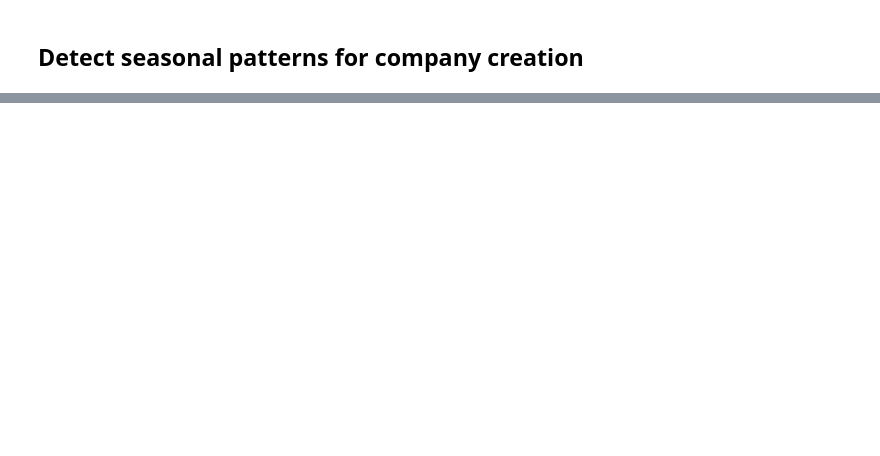
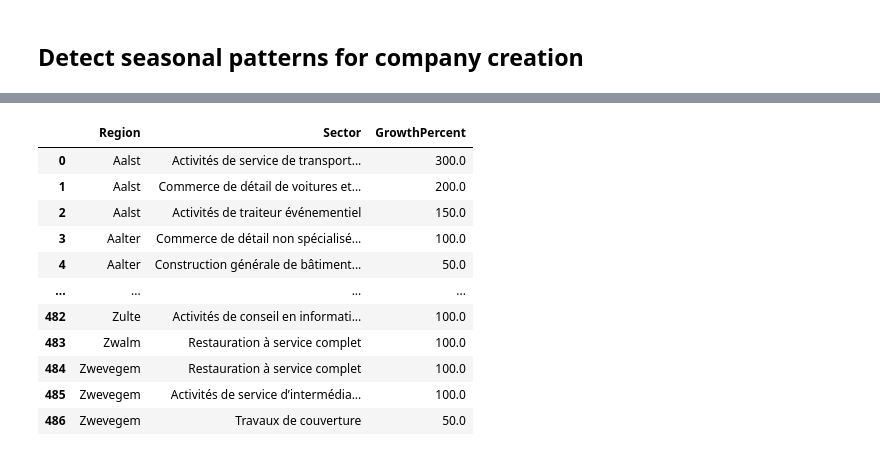
Before and after one commit to albertopd/challenge-data-analysis-sql, a Jupyter notebook: data-analysis-sql.ipynb, the cells around one changed output, grey strips where cells are left out. Drawn from its saved outputs; the diff is of its cells as text; code cells hidden in the pictures; blank space fills up the shorter version.

```diff
--- a/data-analysis-sql.ipynb
+++ b/data-analysis-sql.ipynb
@@ -233,6 +341,93 @@ And what companies within those sectors have the biggest pressence and the faste
 # %%
 query = """
+    WITH recent_companies AS (
+        SELECT
+            e.EnterpriseNumber,
+            CAST(SUBSTR(e.StartDate, 7, 4) AS INTEGER) AS StartYear
+        FROM enterprise e
+        WHERE e.StartDate IS NOT NULL
+            AND CAST(SUBSTR(e.StartDate, 7, 4) AS INTEGER) >= (CAST(STRFTIME('%Y', 'now') AS INTEGER) - 5)
+    ),
+    sector_region_counts AS (
+        SELECT
+            rc.EnterpriseNumber,
+            rc.StartYear,
+            a.NaceCode,
+            ad.MunicipalityFR AS Region
+        FROM recent_companies rc
+        JOIN activity a ON rc.EnterpriseNumber = a.EntityNumber
+        JOIN address ad ON rc.EnterpriseNumber = ad.EntityNumber
+        WHERE a.Classification = 'MAIN'
+        AND ad.TypeOfAddress = 'REGO'
+    ),
+    agg_counts AS (
+        SELECT
+            Region,
+            NaceCode,
+            SUM(CASE WHEN StartYear = (CAST(STRFTIME('%Y', 'now') AS INTEGER) - 5) THEN 1 ELSE 0 END) AS CountFirstYear,
+            SUM(CASE WHEN StartYear = CAST(STRFTIME('%Y', 'now') AS INTEGER) THEN 1 ELSE 0 END) AS CountLastYear
+        FROM sector_region_counts
+        GROUP BY Region, NaceCode
+    ),
+    growth_calc AS (
+        SELECT
+            Region,
+            NaceCode,
+            CountFirstYear,
+            CountLastYear,
+            CASE
+                WHEN CountFirstYear = 0 THEN NULL
+                ELSE ((CAST(CountLastYear AS FLOAT) - CountFirstYear) / CountFirstYear) * 100.0
+            END AS GrowthPercent
+        FROM agg_counts
+    )
+    SELECT gr.Region, gr.NaceCode, gr.GrowthPercent
+    FROM growth_calc gr
+    WHERE gr.GrowthPercent IS NOT NULL
+        AND gr.GrowthPercent > 0
+        AND gr.Region IS NOT NULL
+        AND gr.NaceCode IS NOT NULL
+        AND (
+            SELECT COUNT(*)
+            FROM growth_calc gr2
+            WHERE gr2.Region = gr.Region AND gr2.GrowthPercent > gr.GrowthPercent
+        ) < 3
+    ORDER BY gr.Region, gr.GrowthPercent DESC;
 """
+df_growth = pd.read_sql_query(query, conn)
 
-df  = pd.read_sql_query(query, conn)
-df.head()
+query_code = """
+SELECT Code, Description
+FROM code
+WHERE Category = 'Nace2025' AND Language = 'FR'
+"""
+df_codes = pd.read_sql_query(query_code, conn)
+
+# Ensure types match for the merge key
+df_growth['NaceCode'] = df_growth['NaceCode'].astype(str)
+df_codes['Code'] = df_codes['Code'].astype(str)
+
+# Merge on code
+df_merged = df_growth.merge(df_codes, left_on='NaceCode', right_on='Code', how='left')
+
+# Drop the 'NaceCode' column and rename 'Description'
+df_merged = df_merged.drop(columns=['NaceCode'])
+df_merged = df_merged.rename(columns={'Description': 'Sector'})
+
+# Reorder columns
+df_merged = df_merged[['Region', 'Sector', 'GrowthPercent']]
+
+df_merged.head(500)
+# %% [output]
+|  | Region | Sector | GrowthPercent |
+| 0 | Aalst | Activités de service de transport... | 300.0 |
+| 1 | Aalst | Commerce de détail de voitures et... | 200.0 |
+| 2 | Aalst | Activités de traiteur événementiel | 150.0 |
+| 3 | Aalter | Commerce de détail non spécialisé... | 100.0 |
+| 4 | Aalter | Construction générale de bâtiment... | 50.0 |
+| ... | ... | ... | ... |
+| 482 | Zulte | Activités de conseil en informati... | 100.0 |
+| 483 | Zwalm | Restauration à service complet | 100.0 |
+| 484 | Zwevegem | Restauration à service complet | 100.0 |
+| 485 | Zwevegem | Activités de service d’intermédia... | 100.0 |
+| 486 | Zwevegem | Travaux de couverture | 50.0 |
```
Also changed, not shown: parts of 12 cells of this notebook, 2 other files.
